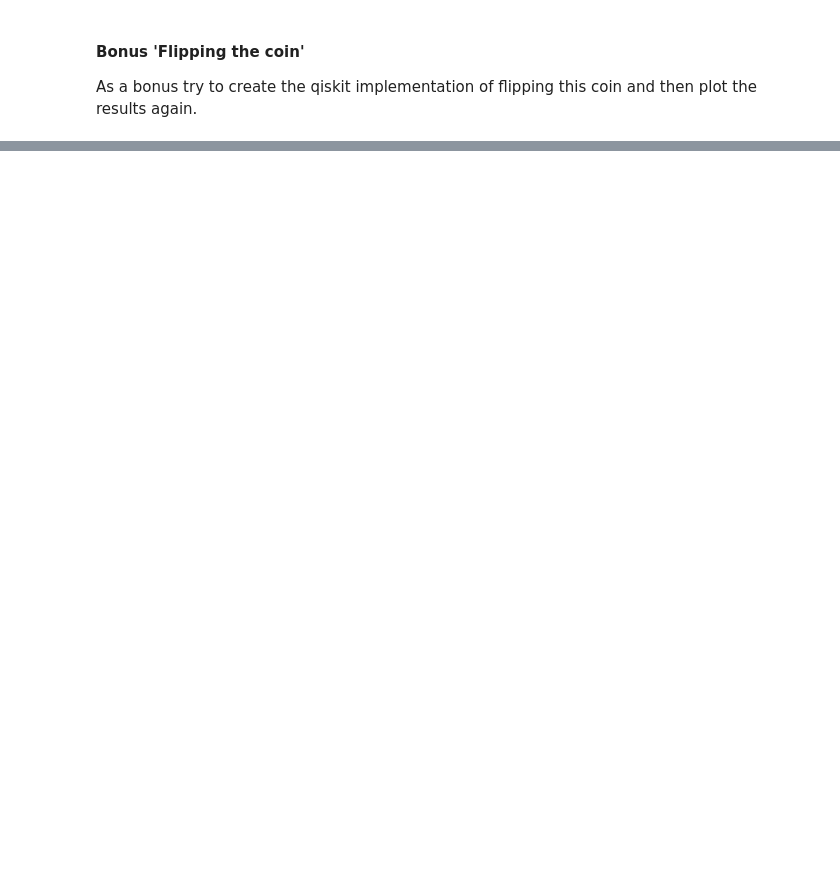
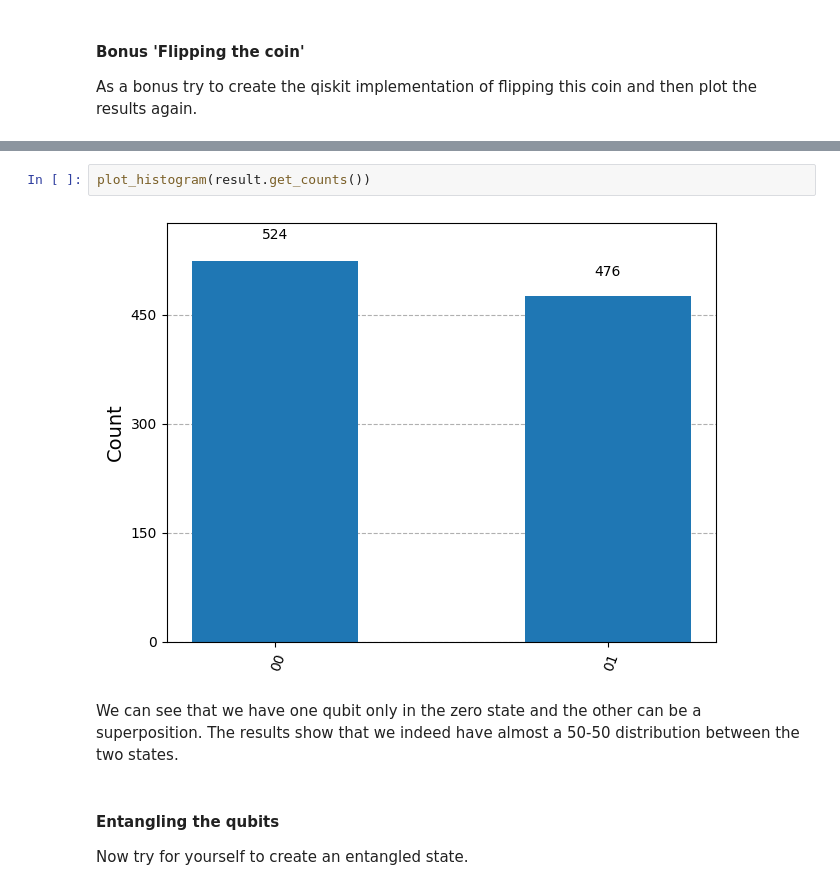
Before and after one commit to seppedijkstra/Quantum_Game, a Jupyter notebook: 3_Quantum_Gates.ipynb, the cells around one changed output, grey strips where cells are left out. Cells and saved outputs as stored; diff of their text form; blank space fills up the shorter version.

```diff
--- a/3_Quantum_Gates.ipynb
+++ b/3_Quantum_Gates.ipynb
@@ -118,0 +149,9 @@ As a bonus try to create the qiskit implementation of flipping this coin and the
+# %%
+plot_histogram(result.get_counts())
+# %% [output]
+[figure, added]
+# %% [markdown]
+We can see that we have one qubit only in the zero state and the other can be a superposition. The results show that we indeed have almost a 50-50 distribution between the two states.
+# %% [markdown]
+#### Entangling the qubits
+Now try for yourself to create an entangled state.
```
Also changed, not shown: parts of 9 cells of this notebook, 1 other file.
